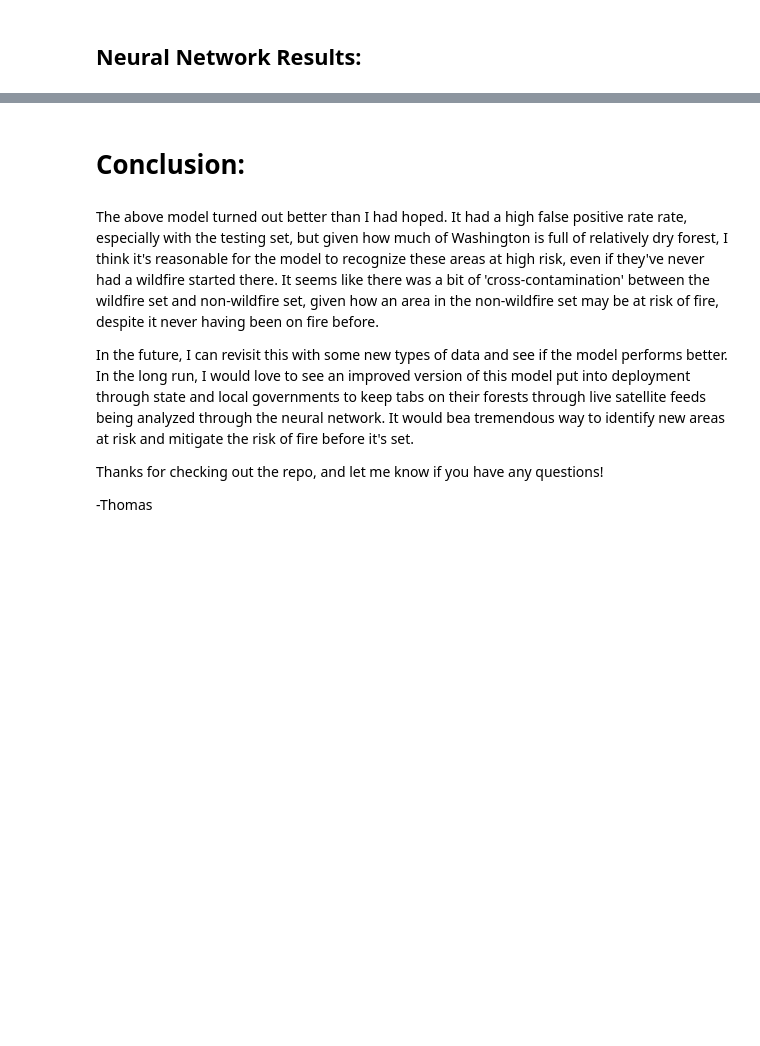
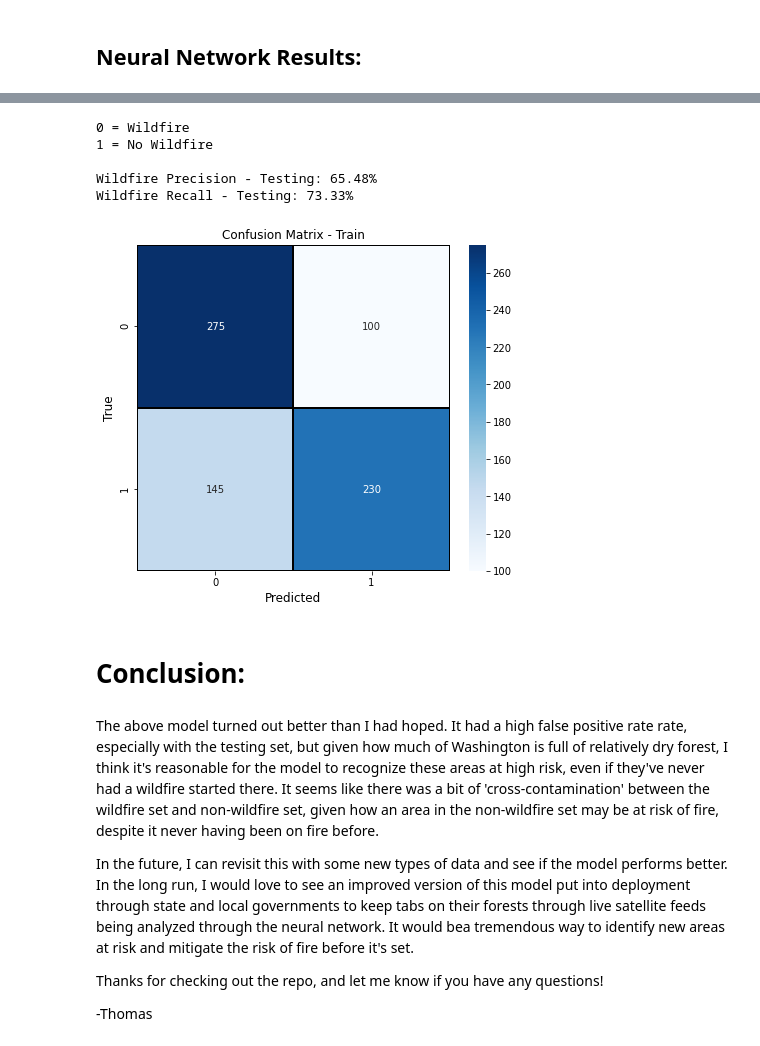
Before and after one commit to thomaskbrown18/wildfire_predictions, a Jupyter notebook: pc_cnn.ipynb, the cells around one changed output, grey strips where cells are left out. Saved outputs shown, nothing was run; the diff lists cells and outputs as text; code cells hidden in the pictures; blank space fills up the shorter version.

```diff
--- a/pc_cnn.ipynb
+++ b/pc_cnn.ipynb
@@ -451,3 +573,12 @@ Wildfire Recall - Testing: 77.96%
+# %%
+conf_matrix_test()
+# %% [output]
+0 = Wildfire
+1 = No Wildfire
+
+Wildfire Precision - Testing: 65.48%
+Wildfire Recall - Testing: 73.33%
+[figure, added]
 # %% [markdown]
 # Conclusion:
 # %% [markdown]
```
Also changed, not shown: parts of 17 cells of this notebook, 1 other file.
